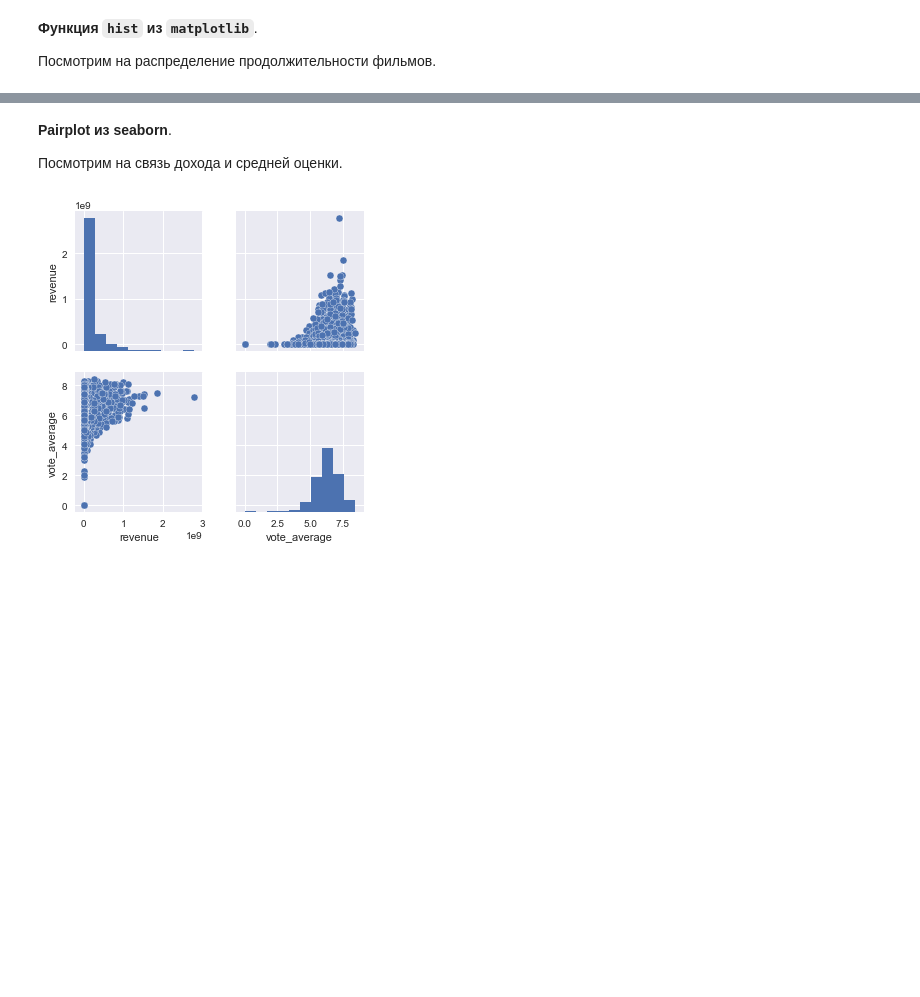
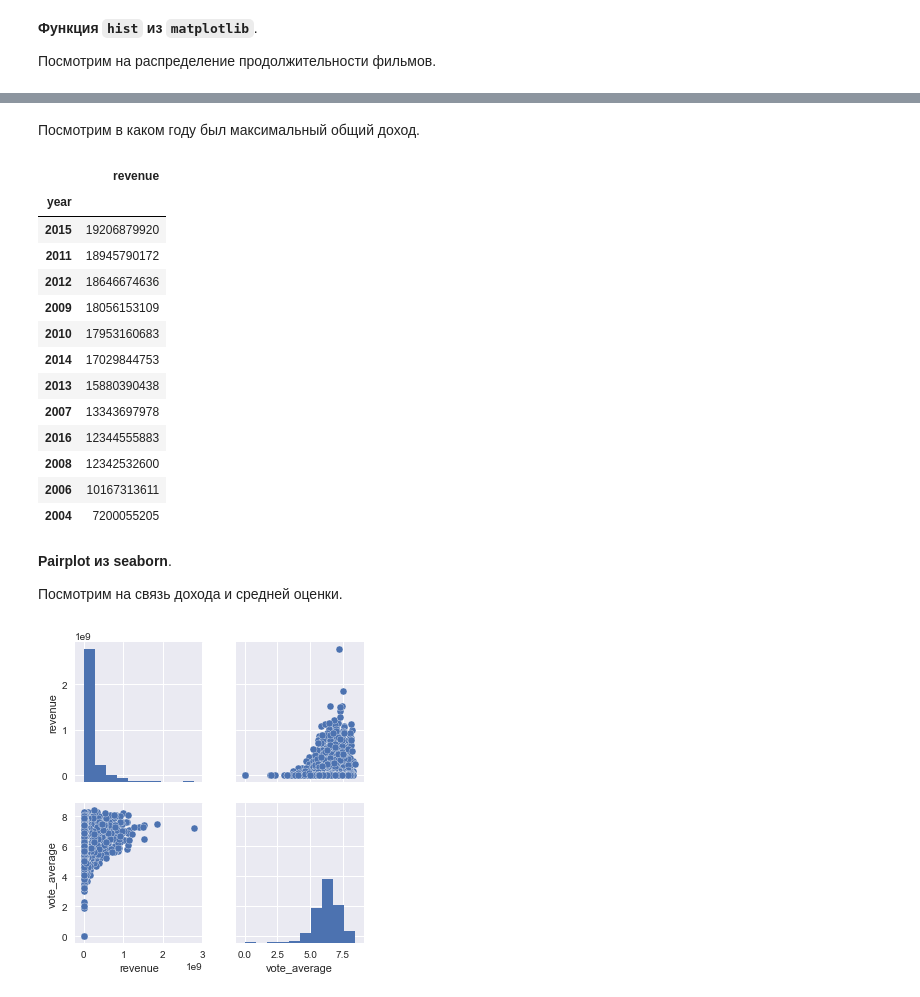
Before and after one commit to Yafulia/DS2-4, a Jupyter notebook: vis.ipynb, the cells around one changed output, grey strips where cells are left out. Drawn from its saved outputs; the diff is of its cells as text; code cells hidden in the pictures; blank space fills up the shorter version.

```diff
--- a/vis.ipynb
+++ b/vis.ipynb
@@ -88,6 +88,26 @@ ax.set_ylabel('movies')
 # %% [output]
 <matplotlib.text.Text at 0x...>
 [drawing not drawn]
+# %% [markdown]
+Посмотрим в каком году был максимальный общий доход.
+# %%
+year_revenue = df.groupby('year')[['revenue']].sum().sort_values('revenue', ascending=False)
+year_revenue.head(12).style.bar()
+# %% [output]
+|  | revenue |
+| year |  |
+| 2015 | 19206879920 |
+| 2011 | 18945790172 |
+| 2012 | 18646674636 |
+| 2009 | 18056153109 |
+| 2010 | 17953160683 |
+| 2014 | 17029844753 |
+| 2013 | 15880390438 |
+| 2007 | 13343697978 |
+| 2016 | 12344555883 |
+| 2008 | 12342532600 |
+| 2006 | 10167313611 |
+| 2004 | 7200055205 |
 # %% [markdown]
 **Pairplot из seaborn**.
 
```
Also changed, not shown: parts of 3 cells of this notebook.
